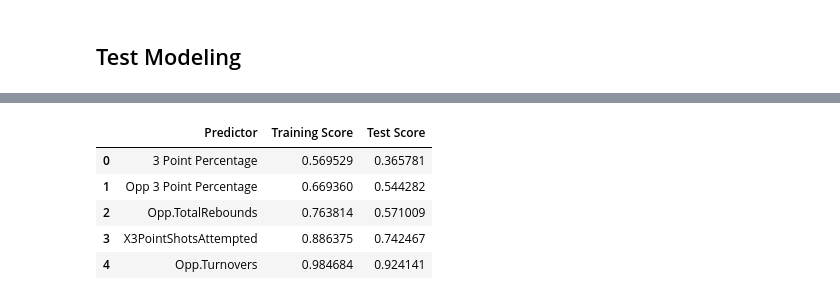
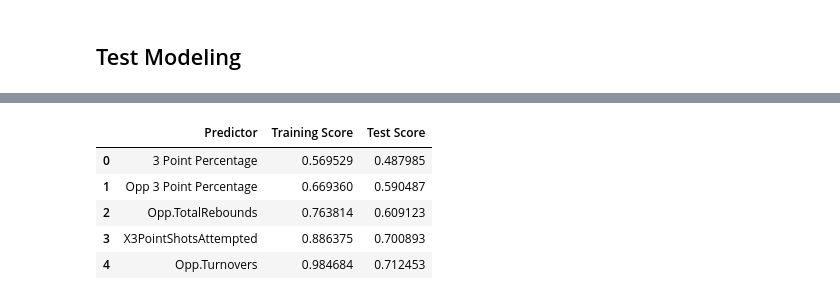
Before and after one commit to Minh-Thien-Bui/Basketball-Project, a Jupyter notebook: Three Point Regression.ipynb, the cells around one changed output, grey strips where cells are left out. Cells and saved outputs as stored; diff of their text form; code cells hidden in the pictures.

```diff
--- a/Three Point Regression.ipynb
+++ b/Three Point Regression.ipynb
@@ -117,17 +113,10 @@ for col in removed_col:
 # %%
 def buildDB(data):
-    teams = data.groupby(['Team'])
-    stats = []
+    dfNBA = pd.DataFrame(data)
+    dfNBA = dfNBA.groupby(['Team'])
+    dfNBA = dfNBA.sum()
 
-    for col in columns:
-        stats.append(teams[col].sum())
-
-    dfNBA = pd.DataFrame()
-
-    for i in range(len(stats)):
-        dfNBA[columns[i]] = stats[i]
-
-    total = nba['Team'].value_counts()
+    total = data['Team'].value_counts()
     losses = total - dfNBA['Wins']
     winRate = dfNBA['Wins'] / total
 
@@ -143,9 +132,6 @@ def buildDB(data):
     ftPerc = dfNBA['FreeThrows'] / dfNBA['FreeThrowsAttempted']
     dfNBA.insert(13, 'Free Throw Percentage', ftPerc * 100)
 
-    defReb = dfNBA['TotalRebounds'] - dfNBA['OffRebounds']
-    dfNBA.insert(15, 'Def Rebounds', defReb)
-
     fgPercOpp = dfNBA['Opp.FieldGoals'] / dfNBA['Opp.FieldGoalsAttempted']
     dfNBA.insert(24, 'Opp Field Goal Percentage', fgPercOpp * 100)
 
@@ -155,9 +141,6 @@ def buildDB(data):
     ftPercOpp = dfNBA['Opp.FreeThrows'] / dfNBA['Opp.FreeThrowsAttempted']
     dfNBA.insert(30, 'Opp Free Throw Percentage', ftPercOpp * 100)
 
-    defRebOpp = dfNBA['Opp.TotalRebounds'] - dfNBA['Opp.OffRebounds']
-    dfNBA.insert(32, 'Opp Def Rebounds', defRebOpp)
-
     return dfNBA
 # %%
 dfNBA = buildDB(nba)
@@ -329,7 +349,7 @@ for col in statsNBA:
 
 simpReg['Predictor'] = predictors
 simpReg['R-Squared'] = r2
-simpReg.sort_values('R-Squared', ascending = False, inplace = True)
+simpReg = simpReg.sort_values('R-Squared', ascending = False)
 
 top_preds.append(simpReg['Predictor'].iloc[0])
 equation += top_preds[0] + '")'
@@ -386,25 +406,23 @@ def MultiLine():
 
     reg['Predictor'] = predictors
     reg['R-Squared'] = r2
-    reg.sort_values('R-Squared', ascending = False, inplace = True)
+    reg = reg.sort_values('R-Squared', ascending = False)
 
     return reg
 # %%
-index = 0
 formulas = [equation]
 
 multiReg = pd.DataFrame(columns = ['Predictor', 'R-Squared'])
-multiReg.loc[index] = simpReg.iloc[0]
+multiReg.loc[multiReg.shape[0]] = simpReg.iloc[0]
 
 for i in range(4):
     reg = MultiLine()
 
     top_preds.append(reg['Predictor'].iloc[0])
     equation += ' * Q("' + top_preds[-1] + '")'
+
     formulas.append(equation)
-
-    index += 1
-    multiReg.loc[index] = reg.iloc[0]
+    multiReg.loc[multiReg.shape[0]] = reg.iloc[0]
 
 multiReg
 # %% [output]
@@ -462,21 +595,21 @@ testData
 # %%
 dfTest = pd.DataFrame()
 r2 = []
 
 for form in formulas:
     model = smf.ols(formula = form, data = testData).fit()
-    r2.append(model.rsquared)
+    r2.append(model.rsquared_adj)
 
 dfTest['Predictor'] = multiReg['Predictor']
 dfTest['Training Score'] = multiReg['R-Squared']
 dfTest['Test Score'] = r2
 
 dfTest
 # %% [output]
 |  | Predictor | Training Score | Test Score |
-| 0 | 3 Point Percentage | 0.569529 | 0.365781 |
-| 1 | Opp 3 Point Percentage | 0.669360 | 0.544282 |
-| 2 | Opp.TotalRebounds | 0.763814 | 0.571009 |
-| 3 | X3PointShotsAttempted | 0.886375 | 0.742467 |
-| 4 | Opp.Turnovers | 0.984684 | 0.924141 |
+| 0 | 3 Point Percentage | 0.569529 | 0.487985 |
+| 1 | Opp 3 Point Percentage | 0.669360 | 0.590487 |
+| 2 | Opp.TotalRebounds | 0.763814 | 0.609123 |
+| 3 | X3PointShotsAttempted | 0.886375 | 0.700893 |
+| 4 | Opp.Turnovers | 0.984684 | 0.712453 |
 # %%
```
Also changed, not shown: parts of 36 cells of this notebook.
